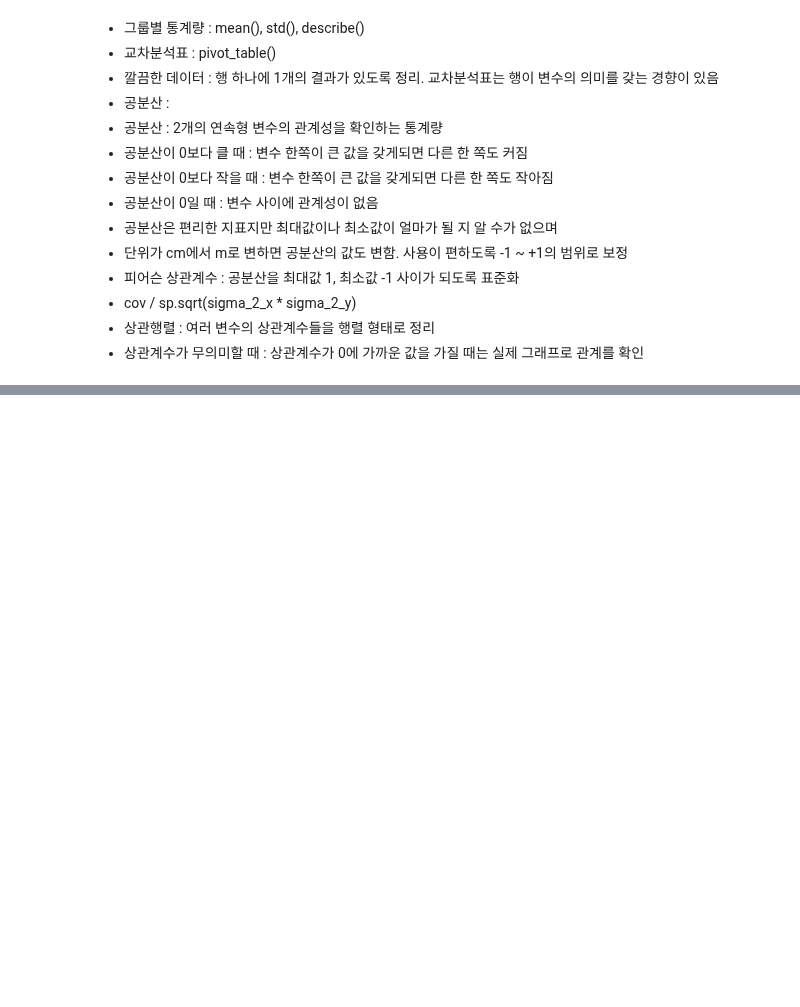
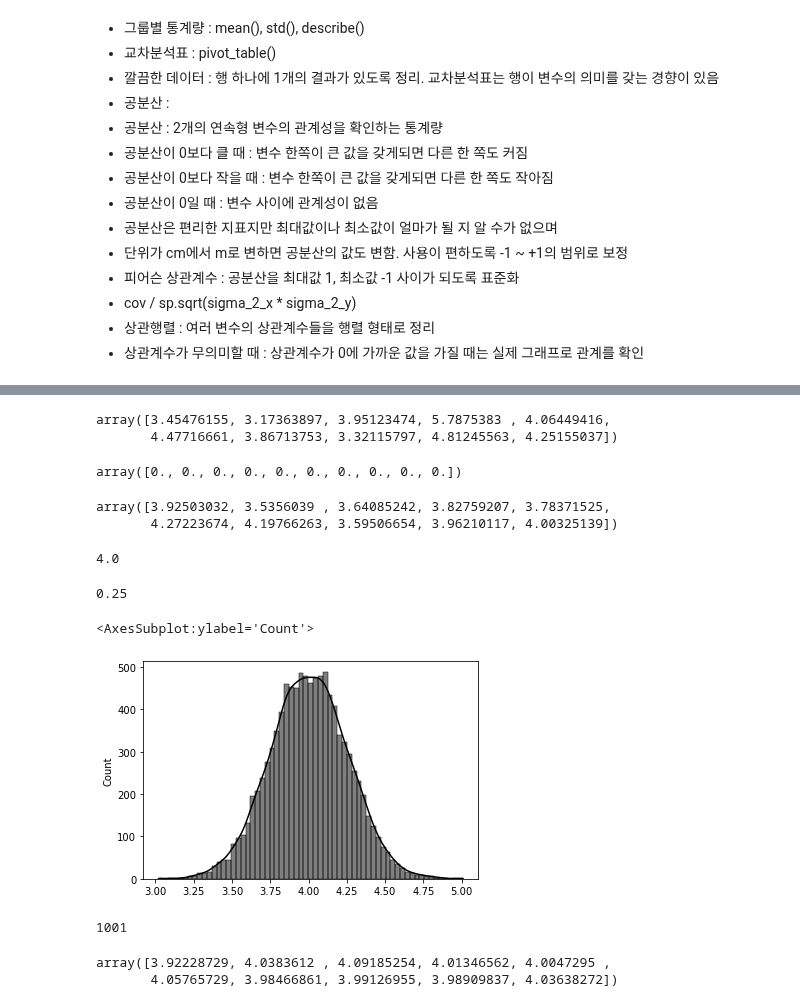
Before and after one commit to bnv20/kdt3, a Jupyter notebook: stat1_guide.ipynb, the cells around one changed output, grey strips where cells are left out. Saved outputs shown, nothing was run; the diff lists cells and outputs as text; code cells hidden in the pictures; blank space fills up the shorter version.

```diff
--- a/stat1_guide.ipynb
+++ b/stat1_guide.ipynb
@@ -268,0 +276,45 @@ array([[1.       , 0.7592719],
+# %%
+# 평균 4, 표준편차 0.8인 정규분포에서 10개 샘플 추출
+from scipy import stats
+population = stats.norm(loc=4,scale=0.8)
+population.rvs(size=10)
+# %% [output]
+array([3.45476155, 3.17363897, 3.95123474, 5.7875383 , 4.06449416,
+       4.47716661, 3.86713753, 3.32115797, 4.81245563, 4.25155037])
+# %%
+sample_mean_array = np.zeros(10000)
+sample_mean_array[:10]
+# %% [output]
+array([0., 0., 0., 0., 0., 0., 0., 0., 0., 0.])
+# %%
+# Q. 배열에 샘플사이즈 10인 표본 10000개의 표본평균을 저장
+
+for i in range(10000):
+    sample_mean_array[i] = population.rvs(size = 10).mean()
+sample_mean_array[:10]
+# %% [output]
+array([3.92503032, 3.5356039 , 3.64085242, 3.82759207, 3.78371525,
+       4.27223674, 4.19766263, 3.59506654, 3.96210117, 4.00325139])
+# %%
+# 표본평균의 평균
+sample_mean_array.mean().round(2)
+# %% [output]
+4.0
+# %%
+# 표본평균의 표준편차
+sample_mean_array.std(ddof=1).round(2)
+# np.std(sample_mean_array, ddof=1).round(2)
+# %% [output]
+0.25
+# %%
+import seaborn as sns
+sns.histplot(sample_mean_array,color='black',kde=True)
+# %% [output]
+<AxesSubplot:ylabel='Count'>
+[figure, added]
+# %%
+# 샘플사이즈 변화
+size_array = np.arange(10,100100, 100)
+len(size_array)
+# %% [output]
+1001
@@ -268,0 +323,10 @@ array([[1.       , 0.7592719],
+# %%
+# 샘플사이즈를 변화시키면서 표본평균을 도출하는 시뮬레이션
+np.random.seed(1)
+for i in range(0,len(size_array)):
+    sample = population.rvs(size=size_array[i])
+    sample_mean_array_size[i] = np.mean(sample)
+sample_mean_array_size[:10]
+# %% [output]
+array([3.92228729, 4.0383612 , 4.09185254, 4.01346562, 4.0047295 ,
+       4.05765729, 3.98466861, 3.99126955, 3.98909837, 4.03638272])
```
Also changed, not shown: parts of 29 cells of this notebook.
